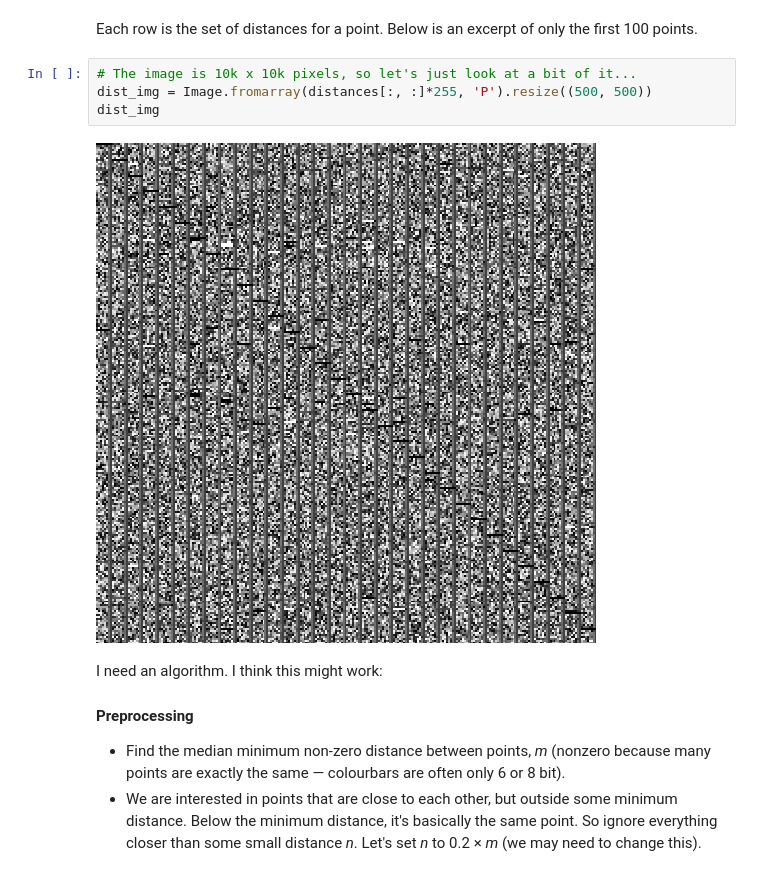
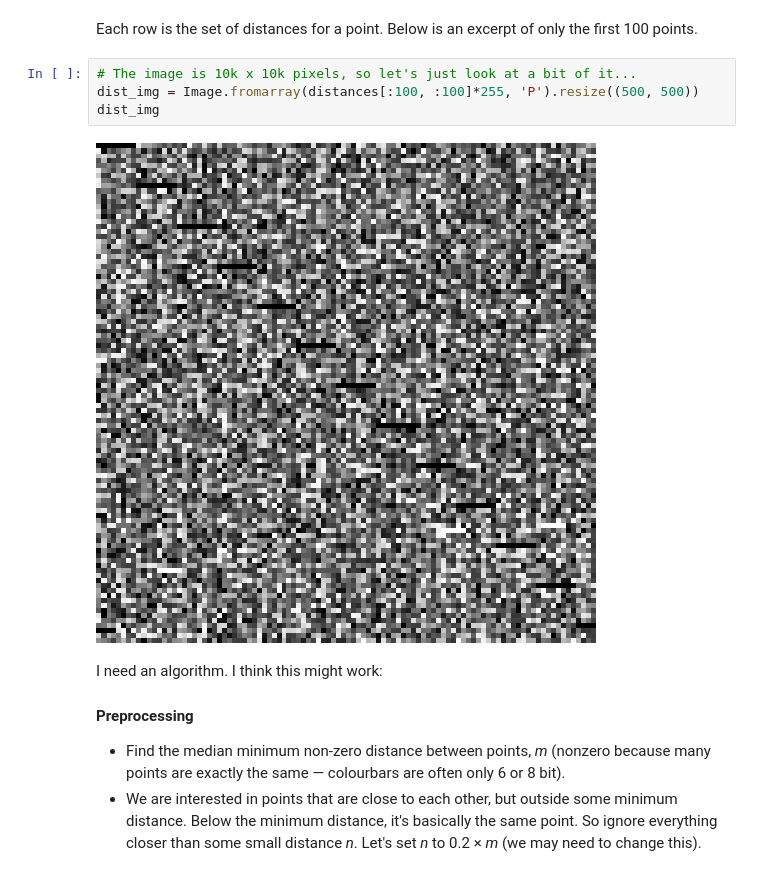
Before and after one commit to kwinkunks/notebooks, a Jupyter notebook: Guessing_colourmaps.ipynb, the cells around one changed output. Drawn from its saved outputs; the diff is of its cells as text.

```diff
--- a/Guessing_colourmaps.ipynb
+++ b/Guessing_colourmaps.ipynb
@@ -238,10 +262,10 @@ distances.shape, distances.size
 Each row is the set of distances for a point. Below is an excerpt of only the first 100 points.
 # %%
 # The image is 10k x 10k pixels, so let's just look at a bit of it...
-dist_img = Image.fromarray(distances[:, :]*255, 'P').resize((500, 500))
+dist_img = Image.fromarray(distances[:100, :100]*255, 'P').resize((500, 500))
 dist_img
 # %% [output]
-[figure, old version]
+[figure, new version]
 # %% [markdown]
 I need an algorithm. I think this might work:
 
```
Also changed, not shown: parts of 54 cells of this notebook, 6 other files.
